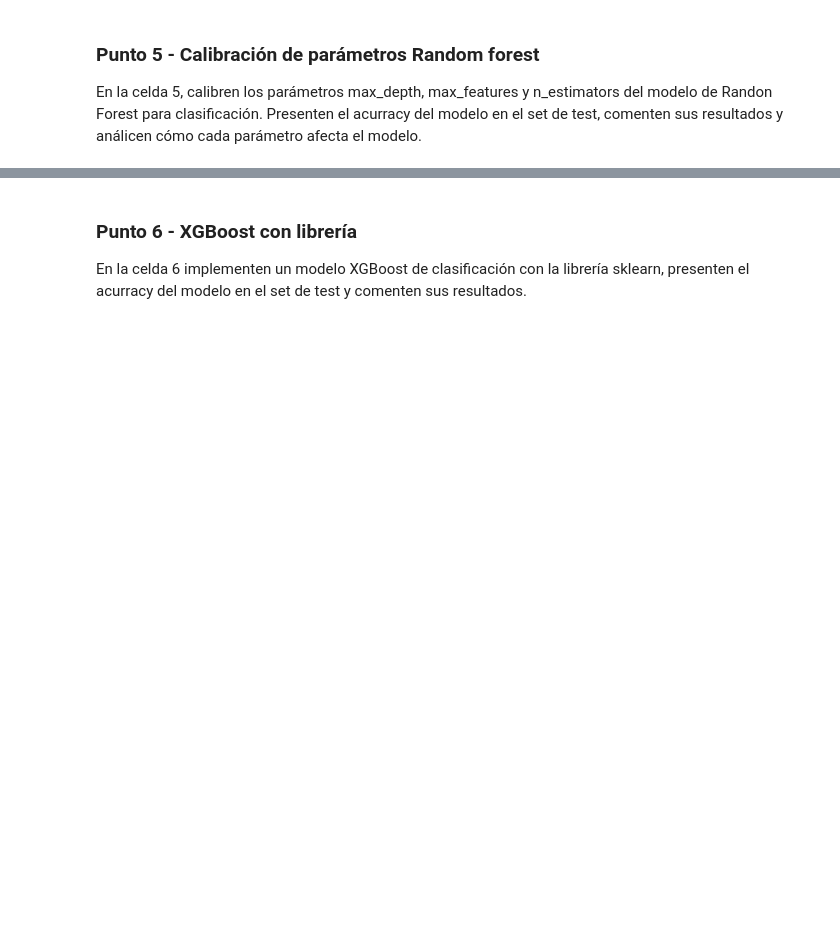
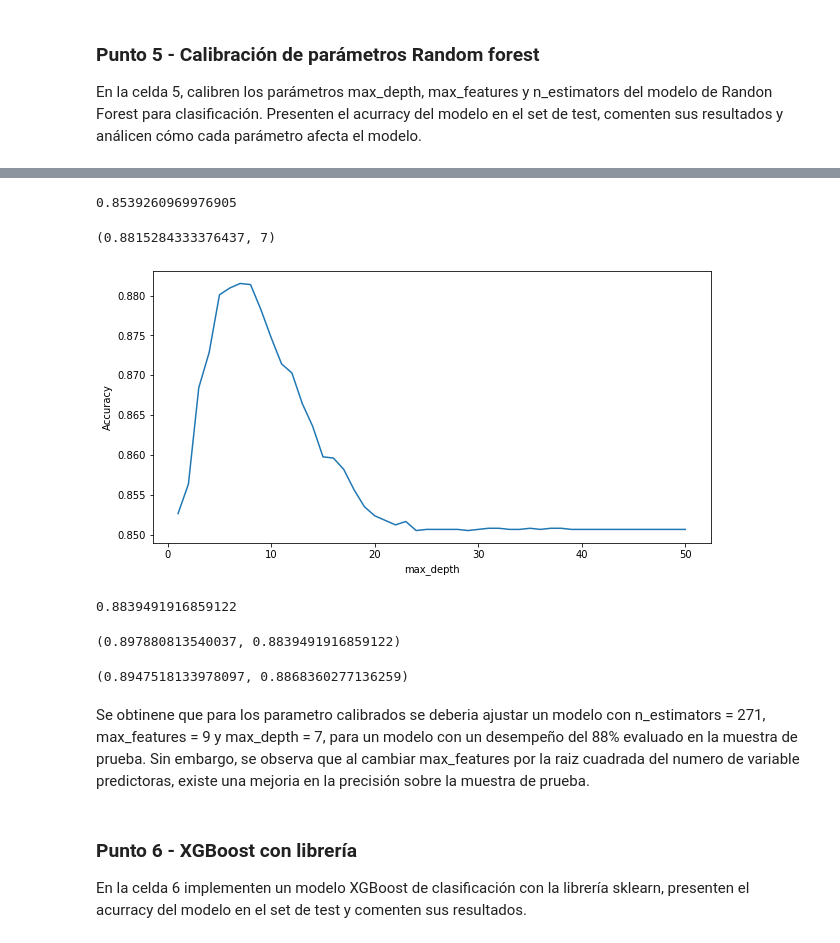
Before and after one commit to albahnsen/MIAD_ML_and_NLP, a Jupyter notebook: Semana 2/S2TC1_RandomForests_Boosting.ipynb, the cells around one changed output, grey strips where cells are left out. Saved outputs shown, nothing was run; the diff lists cells and outputs as text; code cells hidden in the pictures; blank space fills up the shorter version.

```diff
--- a/Semana 2/S2TC1_RandomForests_Boosting.ipynb
+++ b/Semana 2/S2TC1_RandomForests_Boosting.ipynb
@@ -75,3 +364,70 @@ En la celda 5, calibren los parámetros max_depth, max_features y n_estimators d
+# %%
+clf = RandomForestClassifier(n_estimators=opt_n_estimators, max_features=opt_n_features, max_depth=None, random_state=1, n_jobs=-1)
+clf.fit(X_train, y_train)
+y_pred = clf.predict(X_test)
+
+acc_opt_n_features = metrics.accuracy_score(y_test, y_pred)
+acc_opt_n_features
+# %% [output]
+0.8539260969976905
+# %%
+###### Calibracion de max_depth
+# Lista de valores para calibrar el criterio de parada de máxima profundidad (max_depth)
+max_depth_range = range(1, 51)
+
+# Definición de lista para almacenar la exactitud (accuracy) promedio para cada valor de máxima profundidad (max_depth)
+accuracy_scores = []
+
+# Loop para obtener el desempeño del modelo de acuerdo con la máxima profundidad
+for depth in max_depth_range:
+    # Definición del árbol de decisión usando DecisionTreeClassifier de la libreria sklearn
+    #clf = RandomForestClassifier(max_features=opt_n_features, n_estimators=opt_n_estimators, max_depth=depth, random_state=1, n_jobs=-1)
+    clf = RandomForestClassifier(max_features=None, n_estimators=opt_n_estimators, max_depth=depth, random_state=1, n_jobs=-1)
+    accuracy_scores.append(cross_val_score(clf, X_train, y_train, cv=10, scoring='accuracy').mean())
+
+# Gráfica el desempeño del modelo vs max_depth
+plt.figure(figsize=(10,5))
+plt.plot(max_depth_range, accuracy_scores)
+plt.xlabel('max_depth')
+plt.ylabel('Accuracy')
+
+# Mejor accuracy (desempeño del modelo) y su correspondiente max_depth
+acc_opt_max_depth, opt_max_depth = sorted(zip(accuracy_scores, max_depth_range))[::-1][0]
+acc_opt_max_depth, opt_max_depth
+# %% [output]
+(0.8815284333376437, 7)
+[figure, added]
+# %%
+clf = RandomForestClassifier(n_estimators=opt_n_estimators, max_features=None, max_depth=opt_max_depth, random_state=1, n_jobs=-1)
+clf.fit(X_train, y_train)
+y_pred = clf.predict(X_test)
+
+acc_opt_max_depth = metrics.accuracy_score(y_test, y_pred)
+acc_opt_max_depth
+# %% [output]
+0.8839491916859122
+# %%
+clf = RandomForestClassifier(n_estimators=opt_n_estimators, max_features=opt_n_features, max_depth=opt_max_depth, random_state=1, n_jobs=-1)
+clf.fit(X_train, y_train)
+y_pred_tr = clf.predict(X_train)
+y_pred = clf.predict(X_test)
+
+metrics.accuracy_score(y_train, y_pred_tr), metrics.accuracy_score(y_test, y_pred)
+# %% [output]
+(0.897880813540037, 0.8839491916859122)
+# %%
+clf = RandomForestClassifier(n_estimators=opt_n_estimators, max_features=3, max_depth=opt_max_depth, random_state=1, n_jobs=-1)
+clf.fit(X_train, y_train)
+y_pred_tr = clf.predict(X_train)
+y_pred = clf.predict(X_test)
+
+rf_calibrado = metrics.accuracy_score(y_test, y_pred)
+
+metrics.accuracy_score(y_train, y_pred_tr), metrics.accuracy_score(y_test, y_pred)
+# %% [output]
+(0.8947518133978097, 0.8868360277136259)
+# %% [markdown]
+Se obtinene que para los parametro calibrados se deberia ajustar un modelo con n_estimators = 271, max_features = 9 y max_depth = 7, para un modelo con un desempeño del 88% evaluado en la muestra de prueba. Sin embargo, se observa que al cambiar max_features por la raiz cuadrada del numero de variable predictoras, existe una mejoria en la precisión sobre la muestra de prueba.
 # %% [markdown]
 ### Punto 6 - XGBoost con librería
 
```
Also changed, not shown: parts of 31 cells of this notebook, 2 other files.
